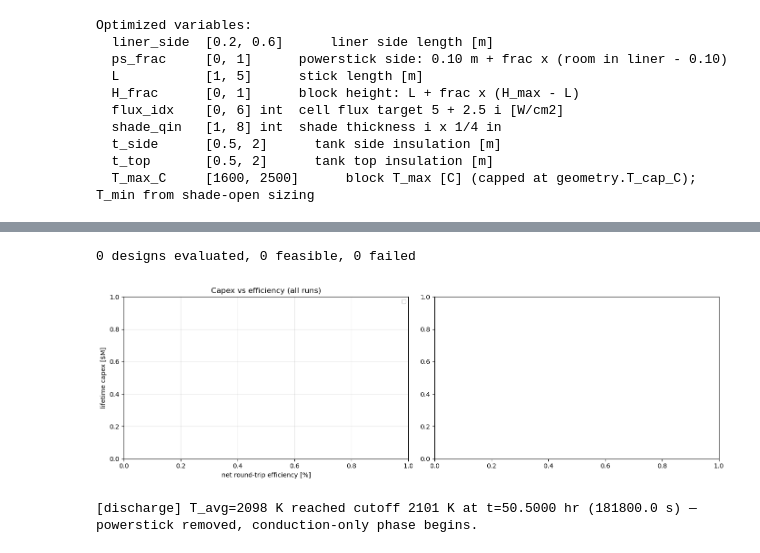
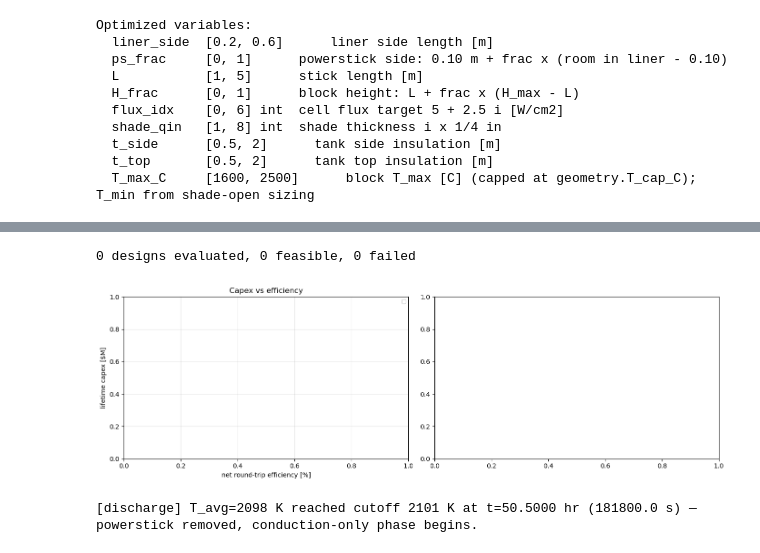
Before and after one commit to nate-colgan/python-models, a Jupyter notebook: tinless system optimizer.ipynb, the cells around one changed output, grey strips where cells are left out. Drawn from its saved outputs; the diff is of its cells as text; code cells hidden in the pictures.

```diff
--- a/tinless system optimizer.ipynb
+++ b/tinless system optimizer.ipynb
@@ -155,37 +156,39 @@ if RUN_DE:
 rows = O.load_log(LOG_DIR)
 ok = [r for r in rows if r.get('feasible')]
 print(f"{len(rows)} designs evaluated, {len(ok)} feasible, {sum('error' in r for r in rows)} failed")
 best = sorted(ok, key=lambda r: r['lifetime_cost'])[:10]
 for i, r in enumerate(best):
     print(f"\n#{i+1}  (f {r['f']:.2f})")
     print(O.summary(r))
 
-# Pareto front over every run (designs whose only violation is the RTE floor count)
-all_rows = [r for d in sorted(glob.glob(os.path.join('opt_runs', '*'))) if os.path.isdir(d) for r in O.load_log(d)]
+# Pareto front (designs whose only violation is the RTE floor count). Add other run folders
+# to PARETO_DIRS only if they used the same model and inputs.
+PARETO_DIRS = [LOG_DIR]
+all_rows = [r for d in PARETO_DIRS for r in O.load_log(d)]
 pool = [r for r in all_rows if 'capex_total' in r and set(r.get('violations') or {}) <= {'rte'}]
 front = O.pareto(all_rows)
 fig, ax = plt.subplots(1, 2, figsize=(14, 4.5))
 if pool:
     ax[0].scatter([r['RTE'] * 100 for r in pool], [r['capex_total'] / 1e6 for r in pool], s=8, alpha=.35,
                   label='feasible except RTE floor')
     ax[0].plot([r['RTE'] * 100 for r in front], [r['capex_total'] / 1e6 for r in front], 'o-', c='C3', ms=4,
                label='Pareto front')
     ax[0].axvline(opt['objective']['rte_min'] * 100, c='k', ls=':', lw=.8, label='this run RTE floor')
 ax[0].set_xlabel('net round-trip efficiency [%]'); ax[0].set_ylabel('lifetime capex [$M]')
-ax[0].grid(alpha=.3); ax[0].legend(fontsize=8); ax[0].set_title('Capex vs efficiency (all runs)')
+ax[0].grid(alpha=.3); ax[0].legend(fontsize=8); ax[0].set_title('Capex vs efficiency')
 if best:
     b = best[0]
     parts = {k.split(' (')[0]: v * (1 + opt['economics']['soft_cost_frac']) for k, v in b['capex_lines'].items()}
     parts['cell replacements'] = b['n_rep'] * b['rep_cost']
     parts['bare cleanings'] = b['n_clean'] * b['clean_cost']
     ax[1].barh(list(parts), np.array(list(parts.values())) / 1e6)
     ax[1].set_xlabel('$M incl. soft costs'); ax[1].invert_yaxis(); ax[1].grid(alpha=.3, axis='x')
     ax[1].set_title(f"Best: capex ${b['capex_total']/1e6:,.1f}M, RTE {b['RTE']*100:.1f}% "
                     f"(+ energy lost ${b['loss_cost']/1e6:,.1f}M)")
 plt.tight_layout(); plt.show()
 # %% [output]
 0 designs evaluated, 0 feasible, 0 failed
-[figure, old version]
+[figure, new version]
 # %%
 # -- Variable scatter: each optimized variable vs objective (capex + energy lost; colour = RTE) --
 if ok:
```
Also changed, not shown: parts of 2 cells of this notebook, 24 other files.
